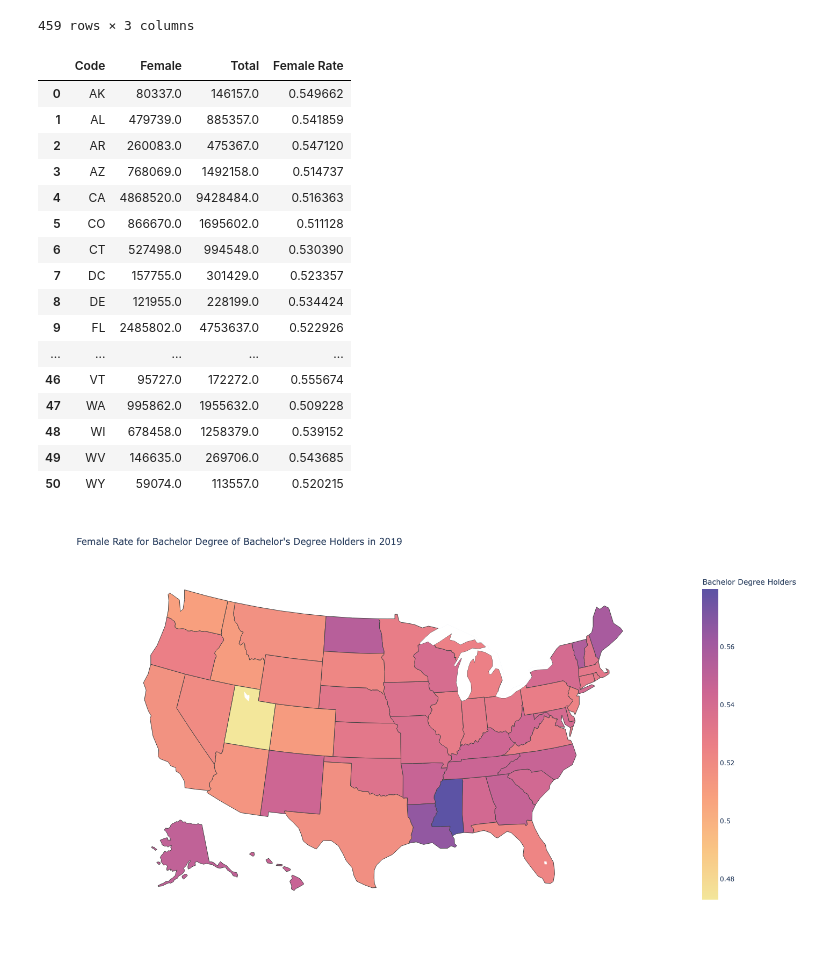
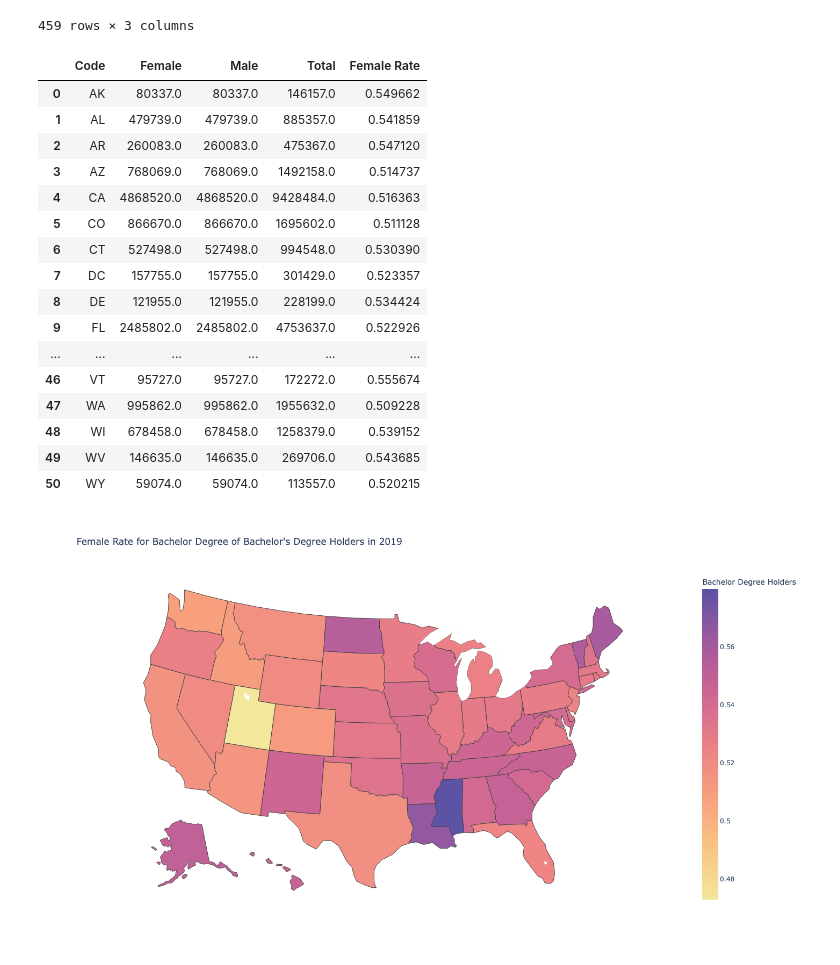
Before and after one commit to yibaiyilan/project_8, a Jupyter notebook: scrachpaper.ipynb, the cells around one changed output. Saved outputs shown, nothing was run; the diff lists cells and outputs as text; code cells hidden in the pictures.

```diff
--- a/scrachpaper.ipynb
+++ b/scrachpaper.ipynb
@@ -104,9 +104,9 @@ mycolorbartitle = "Bachelor Degree Holders"
 mygraphtitle = f'Female Rate for Bachelor Degree of {varname} in 2019'
 mycolorscale = 'Sunset' # Note: The error message will list possible color scales.
 # %%
-se = pd.DataFrame(df,columns = ['Code','Sex',varname])
-se[varname] = se[varname].replace(",","", regex=True).astype(float)
-se
+major = pd.DataFrame(df,columns = ['Code','Sex',varname])
+major[varname] = major[varname].replace(",","", regex=True).astype(float)
+major
 # %% [output]
 |  | Code | Sex | Bachelor's Degree Holders |
 | 1 | AL | Total | 268924.0 |
@@ -122,29 +122,30 @@ se
 | 611 | WY | Female | 14357.0 |
 459 rows × 3 columns
 # %%
-total_se = se[se['Sex']=='Total'].groupby(['Code'],as_index = False).sum().rename(columns={varname:"Total"})
-female_se = se[se['Sex']=='Female'].groupby(['Code'],as_index = False).sum().rename(columns={varname:"Female"})
-female_rate_se = pd.DataFrame()
-female_rate_se['Code']  = df['State'].map(us_state_to_abbrev)
-female_rate_se = pd.merge(female_se,total_se,on=['Code'])
-female_rate_se['Female Rate'] = female_rate_se['Female']/female_rate_se['Total']
-female_rate_se
+total = major[major['Sex']=='Total'].groupby(['Code'],as_index = False).sum().rename(columns={varname:"Total"})
+female = major[major['Sex']=='Female'].groupby(['Code'],as_index = False).sum().rename(columns={varname:"Female"})
+male = major[major['Sex']=='Female'].groupby(['Code'],as_index = False).sum().rename(columns={varname:"Male"})
+female_rate = pd.DataFrame()
+female_rate['Code']  = df['State'].map(us_state_to_abbrev)
+female_rate = pd.merge(female,male,on=['Code']).merge(total,on=['Code'])
+female_rate['Female Rate'] = female_rate['Female']/female_rate['Total']
+female_rate
 # %% [output]
-|  | Code | Female | Total | Female Rate |
-| 0 | AK | 80337.0 | 146157.0 | 0.549662 |
-| 1 | AL | 479739.0 | 885357.0 | 0.541859 |
-| 2 | AR | 260083.0 | 475367.0 | 0.547120 |
-| 3 | AZ | 768069.0 | 1492158.0 | 0.514737 |
-| 4 | CA | 4868520.0 | 9428484.0 | 0.516363 |
-| 5 | CO | 866670.0 | 1695602.0 | 0.511128 |
-| 6 | CT | 527498.0 | 994548.0 | 0.530390 |
-| 7 | DC | 157755.0 | 301429.0 | 0.523357 |
-| 8 | DE | 121955.0 | 228199.0 | 0.534424 |
-| 9 | FL | 2485802.0 | 4753637.0 | 0.522926 |
-| ... | ... | ... | ... | ... |
-| 46 | VT | 95727.0 | 172272.0 | 0.555674 |
-| 47 | WA | 995862.0 | 1955632.0 | 0.509228 |
-| 48 | WI | 678458.0 | 1258379.0 | 0.539152 |
-| 49 | WV | 146635.0 | 269706.0 | 0.543685 |
-| 50 | WY | 59074.0 | 113557.0 | 0.520215 |
+|  | Code | Female | Male | Total | Female Rate |
+| 0 | AK | 80337.0 | 80337.0 | 146157.0 | 0.549662 |
+| 1 | AL | 479739.0 | 479739.0 | 885357.0 | 0.541859 |
+| 2 | AR | 260083.0 | 260083.0 | 475367.0 | 0.547120 |
+| 3 | AZ | 768069.0 | 768069.0 | 1492158.0 | 0.514737 |
+| 4 | CA | 4868520.0 | 4868520.0 | 9428484.0 | 0.516363 |
+| 5 | CO | 866670.0 | 866670.0 | 1695602.0 | 0.511128 |
+| 6 | CT | 527498.0 | 527498.0 | 994548.0 | 0.530390 |
+| 7 | DC | 157755.0 | 157755.0 | 301429.0 | 0.523357 |
+| 8 | DE | 121955.0 | 121955.0 | 228199.0 | 0.534424 |
+| 9 | FL | 2485802.0 | 2485802.0 | 4753637.0 | 0.522926 |
+| ... | ... | ... | ... | ... | ... |
+| 46 | VT | 95727.0 | 95727.0 | 172272.0 | 0.555674 |
+| 47 | WA | 995862.0 | 995862.0 | 1955632.0 | 0.509228 |
+| 48 | WI | 678458.0 | 678458.0 | 1258379.0 | 0.539152 |
+| 49 | WV | 146635.0 | 146635.0 | 269706.0 | 0.543685 |
+| 50 | WY | 59074.0 | 59074.0 | 113557.0 | 0.520215 |
 # %%
```
Also changed, not shown: parts of 3 cells of this notebook, 1 other file.
